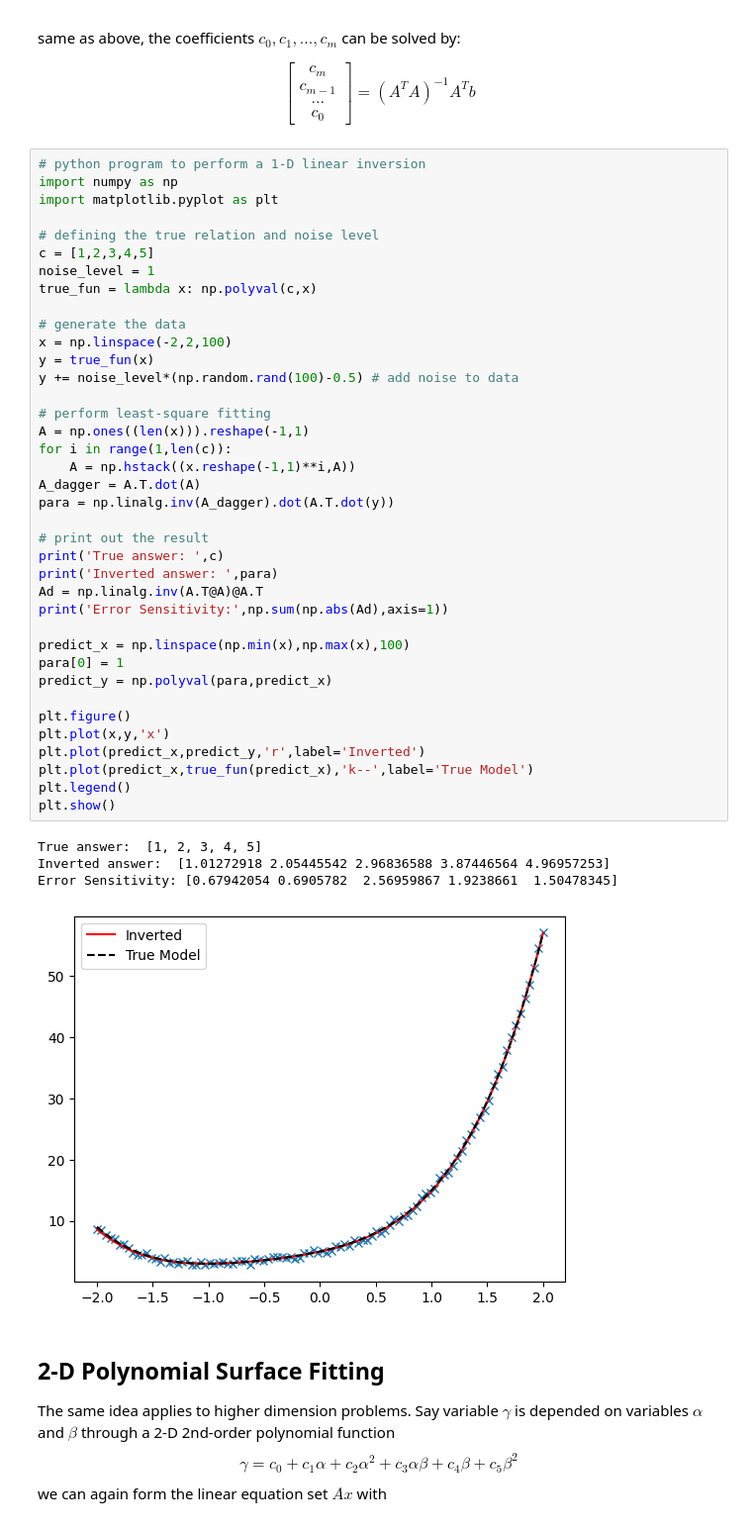
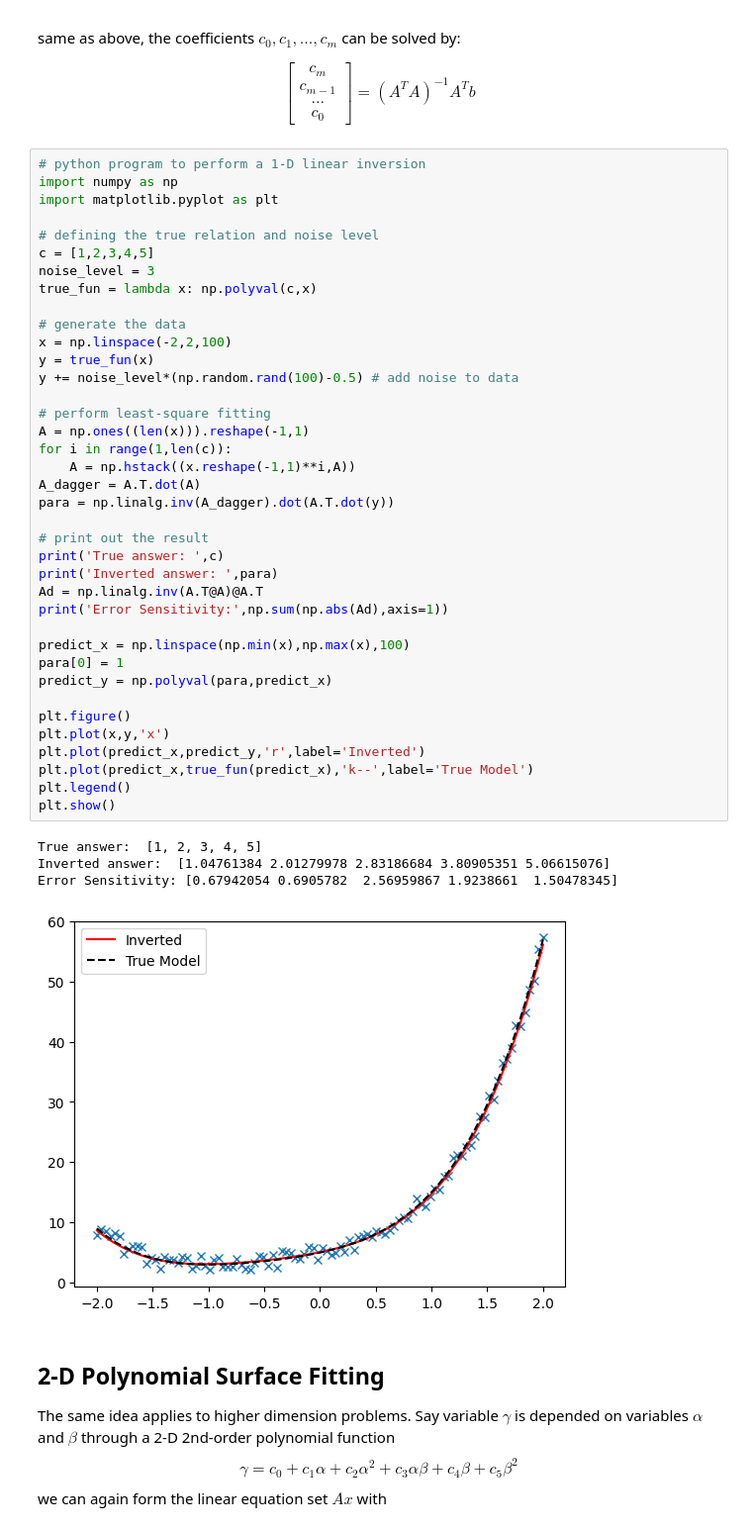
Before and after one commit to jinwar/GeophysicsComputingColab, a Jupyter notebook: 09_Regression.ipynb, the cells around one changed output. Shown at 99% size. Cells and saved outputs as stored; diff of their text form.

```diff
--- a/09_Regression.ipynb
+++ b/09_Regression.ipynb
@@ -244,42 +244,42 @@ import matplotlib.pyplot as plt
 
 # defining the true relation and noise level
 c = [1,2,3,4,5]
-noise_level = 1
+noise_level = 3
 true_fun = lambda x: np.polyval(c,x)
 
 # generate the data
 x = np.linspace(-2,2,100)
 y = true_fun(x)
 y += noise_level*(np.random.rand(100)-0.5) # add noise to data
 
 # perform least-square fitting
 A = np.ones((len(x))).reshape(-1,1)
 for i in range(1,len(c)):
     A = np.hstack((x.reshape(-1,1)**i,A))
 A_dagger = A.T.dot(A)
 para = np.linalg.inv(A_dagger).dot(A.T.dot(y))
 
 # print out the result
 print('True answer: ',c)
 print('Inverted answer: ',para)
 Ad = np.linalg.inv(A.T@A)@A.T
 print('Error Sensitivity:',np.sum(np.abs(Ad),axis=1))
 
 predict_x = np.linspace(np.min(x),np.max(x),100)
 para[0] = 1
 predict_y = np.polyval(para,predict_x)
 
 plt.figure()
 plt.plot(x,y,'x')
 plt.plot(predict_x,predict_y,'r',label='Inverted')
 plt.plot(predict_x,true_fun(predict_x),'k--',label='True Model')
 plt.legend()
 plt.show()
 # %% [output]
 True answer:  [1, 2, 3, 4, 5]
-Inverted answer:  [1.01272918 2.05445542 2.96836588 3.87446564 4.96957253]
+Inverted answer:  [1.04761384 2.01279978 2.83186684 3.80905351 5.06615076]
 Error Sensitivity: [0.67942054 0.6905782  2.56959867 1.9238661  1.50478345]
-[figure, old version]
+[figure, new version]
 # %% [markdown]
 ## 2-D Polynomial Surface Fitting
 
```
